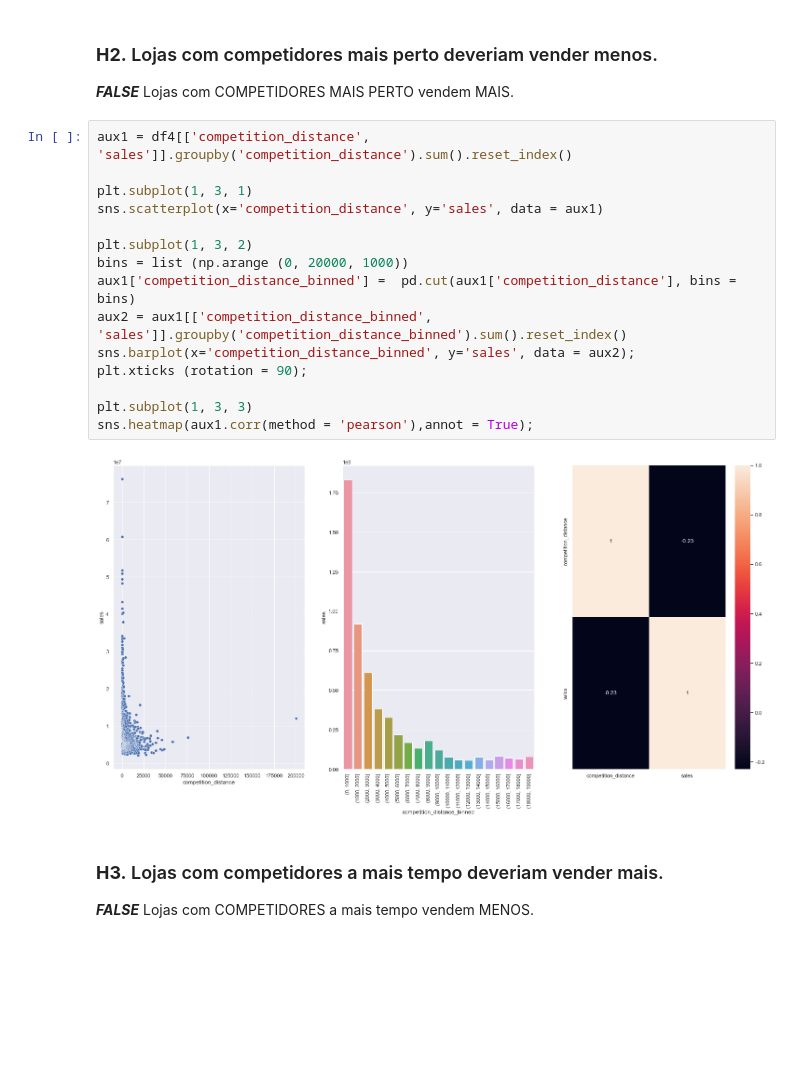
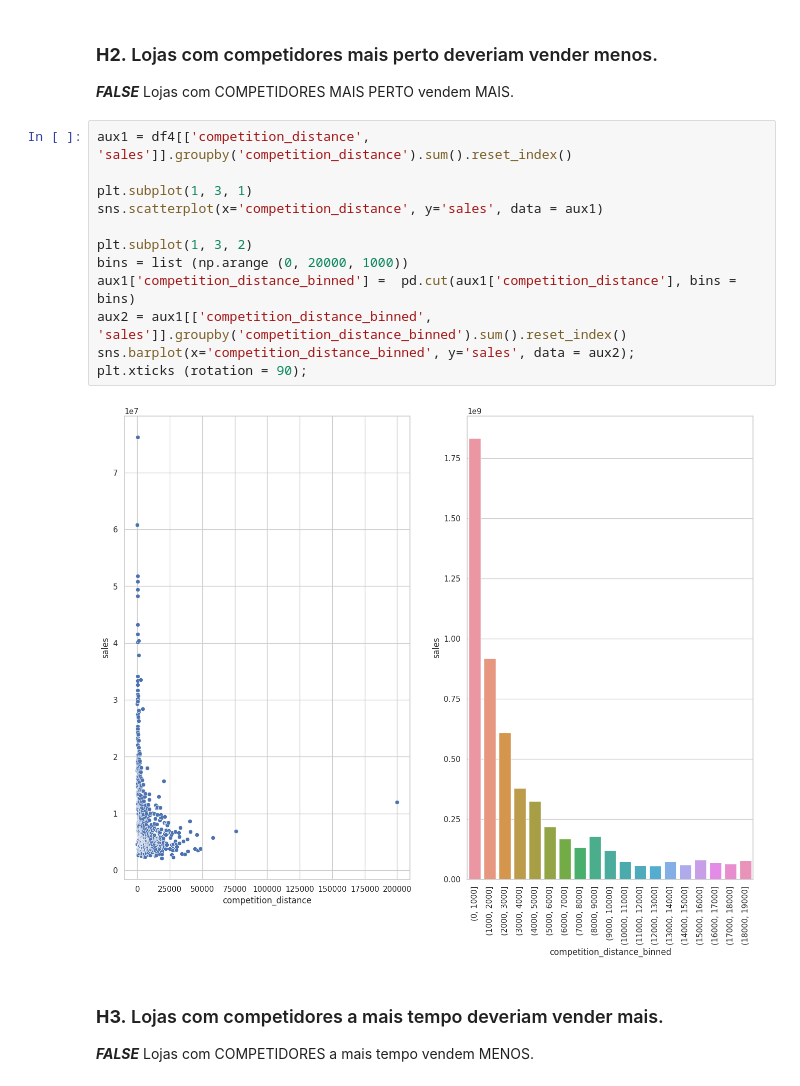
Before and after one commit to IsraelAugustods/eda_rossmann, a Jupyter notebook: eda_rossmann.ipynb, the cells around one changed output. Saved outputs shown, nothing was run; the diff lists cells and outputs as text; blank space fills up the shorter version.

```diff
--- a/eda_rossmann.ipynb
+++ b/eda_rossmann.ipynb
@@ -570,20 +580,17 @@ warnings.simplefilter(action='ignore', category=FutureWarning)
 # %%
 aux1 = df4[['competition_distance', 'sales']].groupby('competition_distance').sum().reset_index()
 
 plt.subplot(1, 3, 1)
 sns.scatterplot(x='competition_distance', y='sales', data = aux1)
 
 plt.subplot(1, 3, 2)
 bins = list (np.arange (0, 20000, 1000))
 aux1['competition_distance_binned'] =  pd.cut(aux1['competition_distance'], bins = bins)
 aux2 = aux1[['competition_distance_binned', 'sales']].groupby('competition_distance_binned').sum().reset_index()
 sns.barplot(x='competition_distance_binned', y='sales', data = aux2);
 plt.xticks (rotation = 90);
-
-plt.subplot(1, 3, 3)
-sns.heatmap(aux1.corr(method = 'pearson'),annot = True);
 # %% [output]
-[figure, old version]
+[figure, new version]
 # %% [markdown]
 ### **H3.** Lojas com competidores a mais tempo deveriam vender mais.
 ***FALSE*** Lojas com COMPETIDORES a mais tempo vendem MENOS.
```
Also changed, not shown: parts of 74 cells of this notebook.
